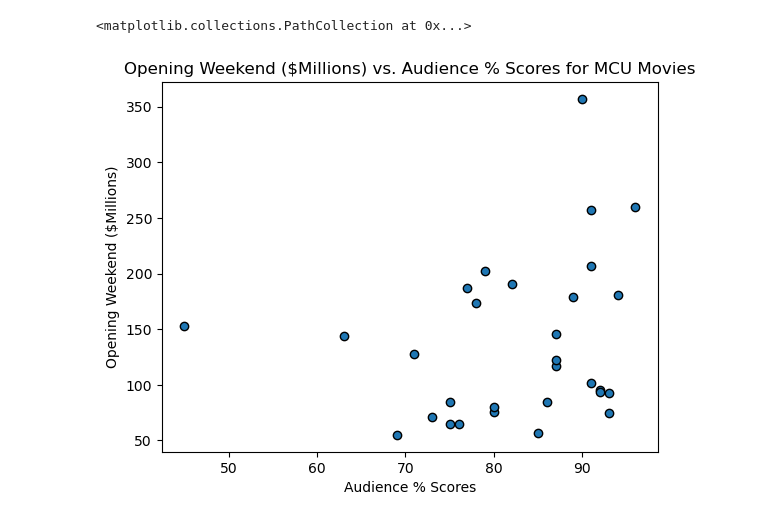
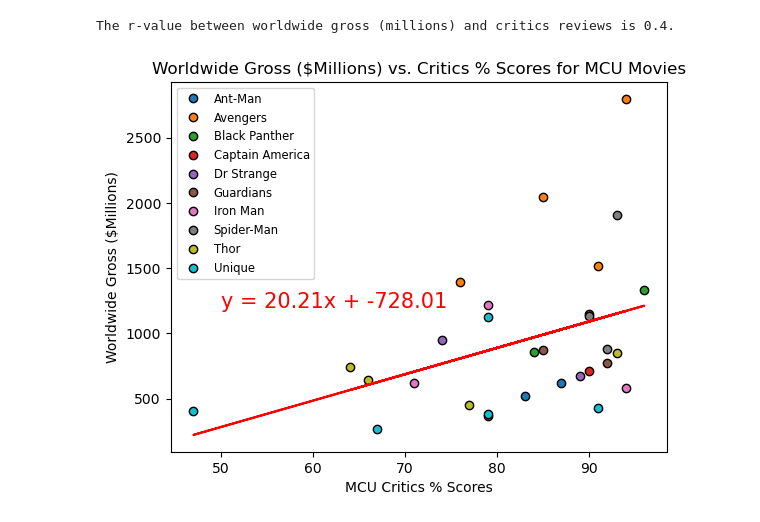
Before and after one commit to jdyiga10/project1-2023, a Jupyter notebook: andrew_work.ipynb, the cells around one changed output. Saved outputs shown, nothing was run; the diff lists cells and outputs as text; code cells hidden in the pictures.

```diff
--- a/andrew_work.ipynb
+++ b/andrew_work.ipynb
@@ -164,10 +133,20 @@ display(graph4)
-# %%
-#Graph of Audience Review Scores vs. Opening Weekend
-graph5 = plt.scatter(reviews_df["audience % score"], reviews_df["opening weekend ($m)"], edgecolors="black")
-plt.title("Opening Weekend ($Millions) vs. Audience % Scores for MCU Movies")
-plt.ylabel("Opening Weekend ($Millions)")
-plt.xlabel("Audience % Scores")
-display(graph5)
-# %% [output]
-<matplotlib.collections.PathCollection at 0x...>
-[figure, removed]
+# %%
+#Graph Worldwide Gross against Critics % Score
+groups = reviews_df.groupby("category")
+for name, group in groups:
+    plt.plot(group["critics % score"], group["worldwide gross ($m)"], marker="o", linestyle="", label=name, markeredgecolor='black')
+plt.legend(fontsize='small')
+plt.title("Worldwide Gross ($Millions) vs. Critics % Scores for MCU Movies")
+plt.ylabel("Worldwide Gross ($Millions)")
+plt.xlabel("MCU Critics % Scores")
+(slope, intercept, rvalue, pvalue, stderr) = st.linregress(reviews_df["critics % score"], reviews_df["worldwide gross ($m)"])
+correlation = st.pearsonr(reviews_df["critics % score"], reviews_df["worldwide gross ($m)"])
+regress_values = reviews_df["critics % score"] * slope + intercept
+line_eq = f"y = {str(round(slope, 2))}x + {str(round(intercept, 2))}"
+plt.plot(reviews_df["critics % score"], regress_values, color="red")
+plt.annotate(line_eq, (50,1200), fontsize=15, color="red")
+print(f"The r-value between worldwide gross (millions) and critics reviews is {round(correlation[0], 2)}.")
+plt.savefig("Outputs/Fig2.png")
+# %% [output]
+The r-value between worldwide gross (millions) and critics reviews is 0.4.
+[figure, added]
```
Also changed, not shown: parts of 8 cells of this notebook, 5 other files.
